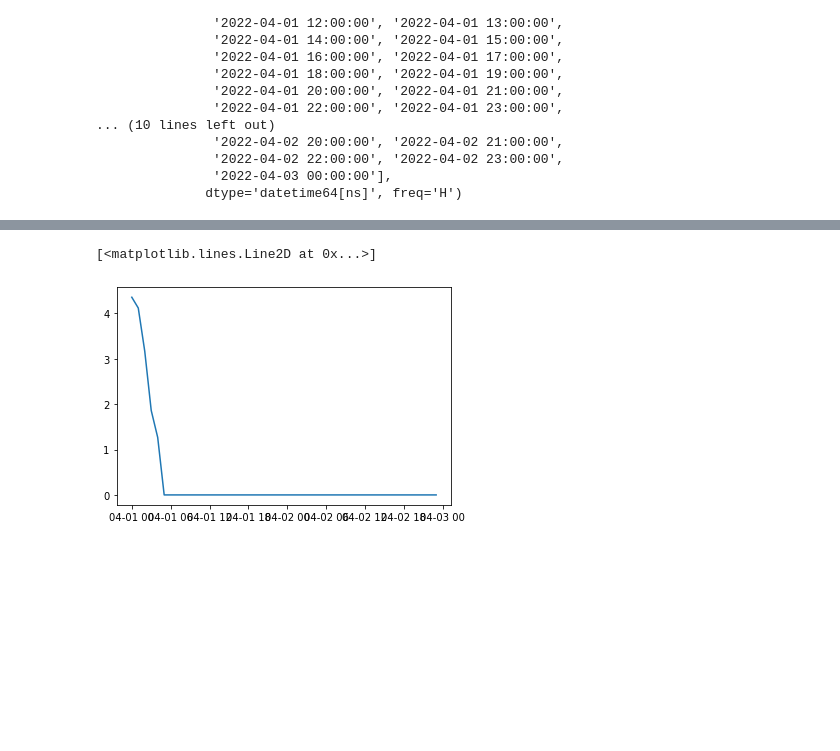
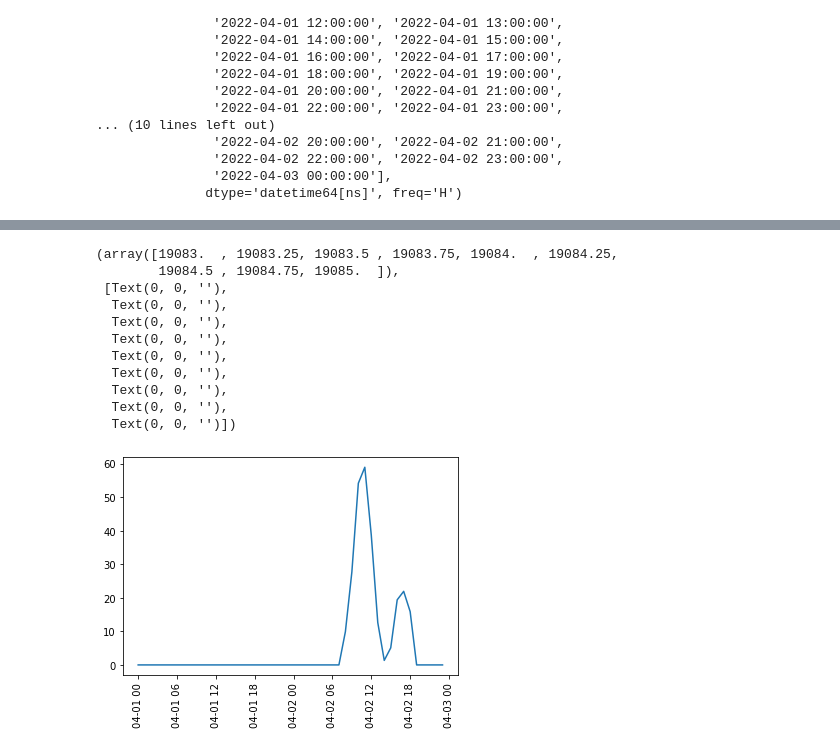
Before and after one commit to reXplan-project/reXplan-repo, a Jupyter notebook: jupyter_notebooks/hazard_test.ipynb, the cells around one changed output, grey strips where cells are left out. Cells and saved outputs as stored; diff of their text form; code cells hidden in the pictures; blank space fills up the shorter version.

```diff
--- a/jupyter_notebooks/hazard_test.ipynb
+++ b/jupyter_notebooks/hazard_test.ipynb
@@ -94,10 +87,19 @@ hz.plot_gif(simulationName,speed=3)
 # %%
 import pandas as pd
 import matplotlib.pyplot as plt
-time, intensity = hz.get_intensity(6, 47.4, pd.to_datetime(sdate), pd.to_datetime(edate))
-#time, intensity = hz.get_intensity(0, 0)
-max(intensity)
+time, intensity = hz.get_intensity(8.2, 52.2, pd.to_datetime(sdate), pd.to_datetime(edate))
 plt.plot(time,intensity)
+plt.xticks(rotation=90)
 # %% [output]
-[<matplotlib.lines.Line2D at 0x...>]
+(array([19083.  , 19083.25, 19083.5 , 19083.75, 19084.  , 19084.25,
+        19084.5 , 19084.75, 19085.  ]),
+ [Text(0, 0, ''),
+  Text(0, 0, ''),
+  Text(0, 0, ''),
+  Text(0, 0, ''),
+  Text(0, 0, ''),
+  Text(0, 0, ''),
+  Text(0, 0, ''),
+  Text(0, 0, ''),
+  Text(0, 0, '')])
-[figure, old version]
+[figure, new version]
```
Also changed, not shown: parts of 7 cells of this notebook, 6 other files.
